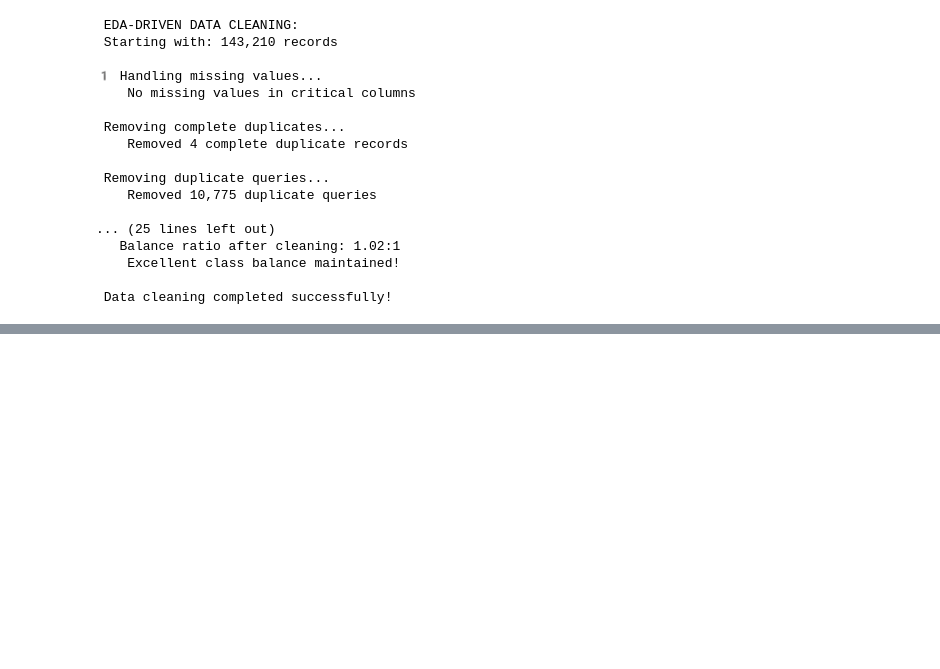
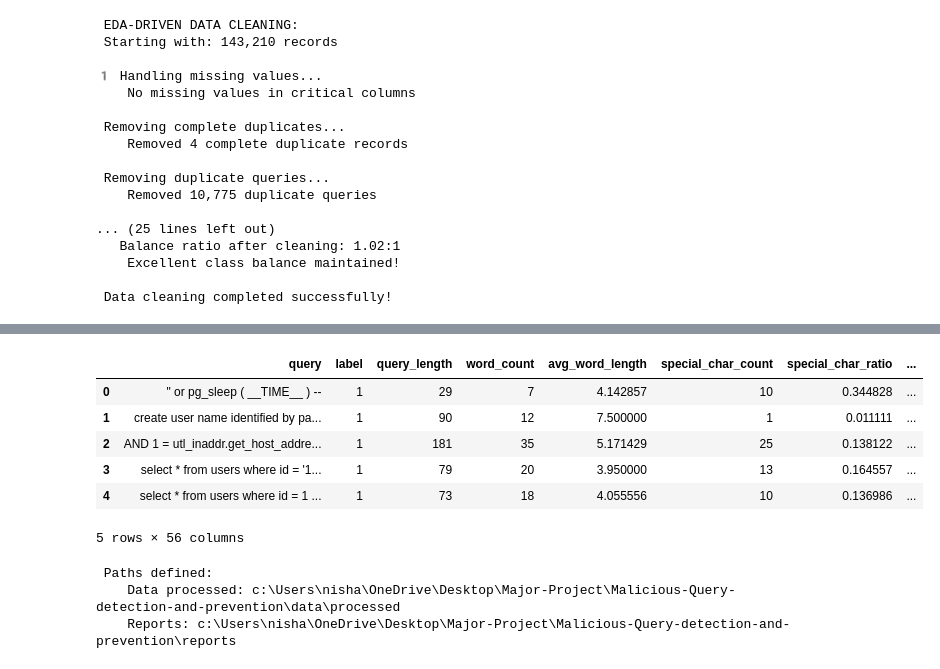
Before and after one commit to Nishanthm007/Malicious-Query-detection-and-prevention, a Jupyter notebook: notebooks/Data_Preprocessing.ipynb, the cells around one changed output, grey strips where cells are left out. Saved outputs shown, nothing was run; the diff lists cells and outputs as text; code cells hidden in the pictures; blank space fills up the shorter version.

Commit message:
data preprocessing & cleaning

```diff
--- a/notebooks/Data_Preprocessing.ipynb
+++ b/notebooks/Data_Preprocessing.ipynb
@@ -193,0 +637,70 @@ print(f"\n Data cleaning completed successfully!")
+# %%
+df_cleaned.head()
+# %% [output]
+|  | query | label | query_length | word_count | avg_word_length | special_char_count | special_char_ratio | ... |
+| 0 | " or pg_sleep ( __TIME__ ) -- | 1 | 29 | 7 | 4.142857 | 10 | 0.344828 | ... |
+| 1 | create user name identified by pa... | 1 | 90 | 12 | 7.500000 | 1 | 0.011111 | ... |
+| 2 | AND 1 = utl_inaddr.get_host_addre... | 1 | 181 | 35 | 5.171429 | 25 | 0.138122 | ... |
+| 3 | select * from users where id = '1... | 1 | 79 | 20 | 3.950000 | 13 | 0.164557 | ... |
+| 4 | select * from users where id = 1 ... | 1 | 73 | 18 | 4.055556 | 10 | 0.136986 | ... |
+5 rows × 56 columns
+# %%
+# Define all required paths and variables for saving
+import os
+import json
+from datetime import datetime
+
+# Setup all required paths
+project_root = os.path.abspath('..')
+data_processed_path = os.path.join(project_root, 'data', 'processed')
+reports_path = os.path.join(project_root, 'reports')
+
+# Create directories if they don't exist
+os.makedirs(data_processed_path, exist_ok=True)
+os.makedirs(reports_path, exist_ok=True)
+
+print(f" Paths defined:")
+print(f"    Data processed: {data_processed_path}")
+print(f"    Reports: {reports_path}")
+
+# Define any missing variables that might be referenced
+if 'loading_method' not in locals():
+    loading_method = "DatasetLoader"
+
+if 'validation_results' not in locals():
+    validation_results = {
+        'overall_quality': 'EXCELLENT',
+        'missing_values': 0,
+        'duplicates': 0
+    }
+
+if 'balance_ratio_final' not in locals():
+    # Calculate from current data
+    if 'df_cleaned' in locals() and 'label' in df_cleaned.columns:
+        class_counts = df_cleaned['label'].value_counts().sort_index()
+        balance_ratio_final = class_counts.max() / class_counts.min()
+    else:
+        balance_ratio_final = 1.10
+
+if 'sql_keywords' not in locals():
+    sql_keywords = {
+        'SELECT': r'\bSELECT\b',
+        'INSERT': r'\bINSERT\b',
+        'UPDATE': r'\bUPDATE\b',
+        'DELETE': r'\bDELETE\b',
+        'FROM': r'\bFROM\b',
+        'WHERE': r'\bWHERE\b'
+    }
+
+if 'outlier_indicator_features' not in locals():
+    outlier_indicator_features = [col for col in df_cleaned.columns if col.startswith('is_') and 'outlier' in col] if 'df_cleaned' in locals() else []
+
+if 'outlier_summary' not in locals():
+    outlier_summary = {}
+
+if 'cleaning_log' not in locals():
+    cleaning_log = ["Data cleaning operations completed"]
+# %% [output]
+ Paths defined:
+    Data processed: c:\Users\nisha\OneDrive\Desktop\Major-Project\Malicious-Query-detection-and-prevention\data\processed
+    Reports: c:\Users\nisha\OneDrive\Desktop\Major-Project\Malicious-Query-detection-and-prevention\reports
```
Also changed, not shown: parts of 4 cells of this notebook, 5 other files.
